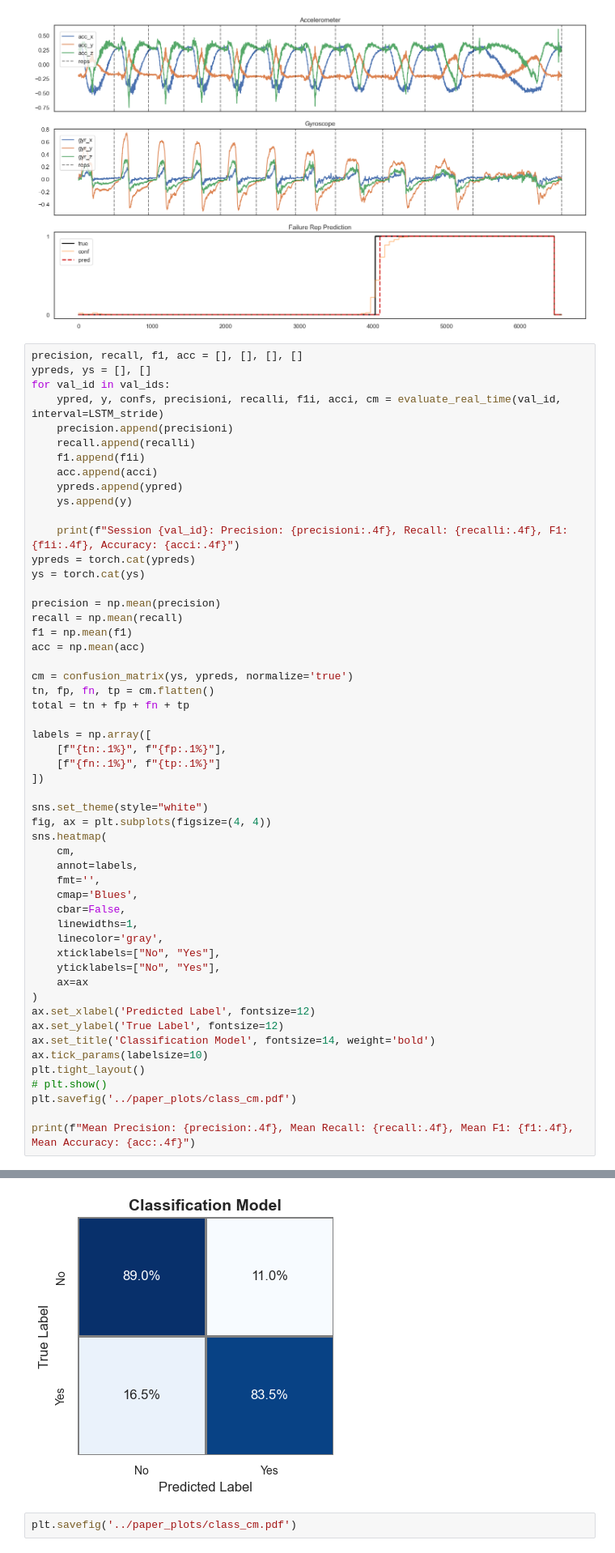
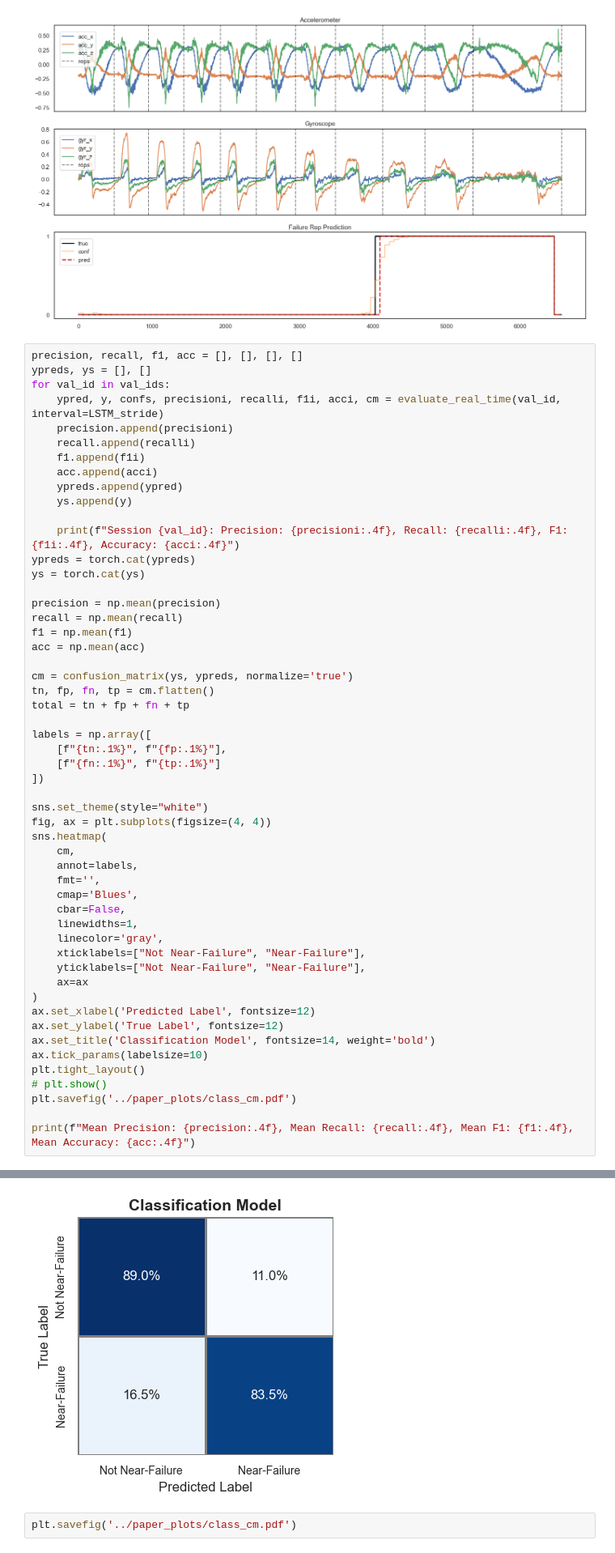
Before and after one commit to Musa-Azeem/AI-hypertrophy-coach, a Jupyter notebook: ml-notebooks/temporal-3rep.ipynb, the cells around one changed output, grey strips where cells are left out. Shown at 81% size. Drawn from its saved outputs; the diff is of its cells as text.

```diff
--- a/ml-notebooks/temporal-3rep.ipynb
+++ b/ml-notebooks/temporal-3rep.ipynb
@@ -1001,38 +1001,38 @@ sns.heatmap(
     cbar=False,
     linewidths=1,
     linecolor='gray',
-    xticklabels=["No", "Yes"],
-    yticklabels=["No", "Yes"],
+    xticklabels=["Not Near-Failure", "Near-Failure"],
+    yticklabels=["Not Near-Failure", "Near-Failure"],
     ax=ax
 )
 ax.set_xlabel('Predicted Label', fontsize=12)
 ax.set_ylabel('True Label', fontsize=12)
 ax.set_title('Classification Model', fontsize=14, weight='bold')
 ax.tick_params(labelsize=10)
 plt.tight_layout()
 # plt.show()
 plt.savefig('../paper_plots/class_cm.pdf')
 
 print(f"Mean Precision: {precision:.4f}, Mean Recall: {recall:.4f}, Mean F1: {f1:.4f}, Mean Accuracy: {acc:.4f}")
 # %% [output]
 (2107, 12)
 Session 4: Precision: 1.0000, Recall: 1.0000, F1: 1.0000, Accuracy: 1.0000
 (2838, 12)
 Session 62: Precision: 0.7857, Recall: 1.0000, F1: 0.8800, Accuracy: 0.8605
 (2647, 12)
 Session 18: Precision: 1.0000, Recall: 0.6000, F1: 0.7500, Accuracy: 0.8500
 (2563, 12)
 Session 0: Precision: 0.8125, Recall: 1.0000, F1: 0.8966, Accuracy: 0.9231
 (2650, 12)
 Session 28: Precision: 1.0000, Recall: 0.3182, F1: 0.4828, Accuracy: 0.6250
 (3175, 12)
 Session 50: Precision: 0.4545, Recall: 1.0000, F1: 0.6250, Accuracy: 0.6250
 ... (15 lines left out)
 Session 45: Precision: 0.7742, Recall: 1.0000, F1: 0.8727, Accuracy: 0.8704
 (3217, 12)
 Session 5: Precision: 0.8261, Recall: 1.0000, F1: 0.9048, Accuracy: 0.9184
 Mean Precision: 0.8591, Mean Recall: 0.8556, Mean F1: 0.8238, Mean Accuracy: 0.8610
-[figure, old version]
+[figure, new version]
 # %%
 plt.savefig('../paper_plots/class_cm.pdf')
 # %%
```
Also changed, not shown: 2 other files.
